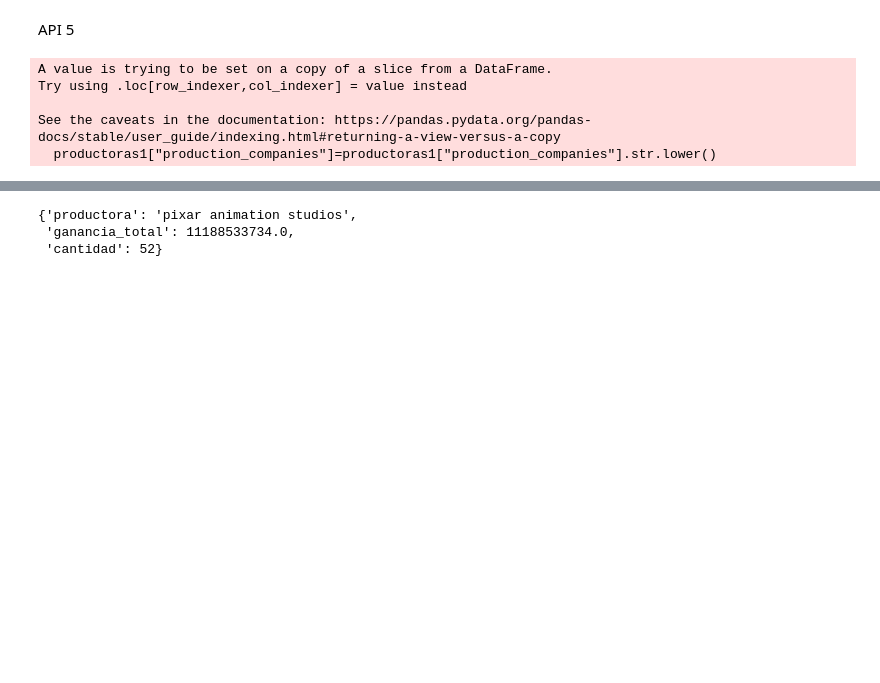
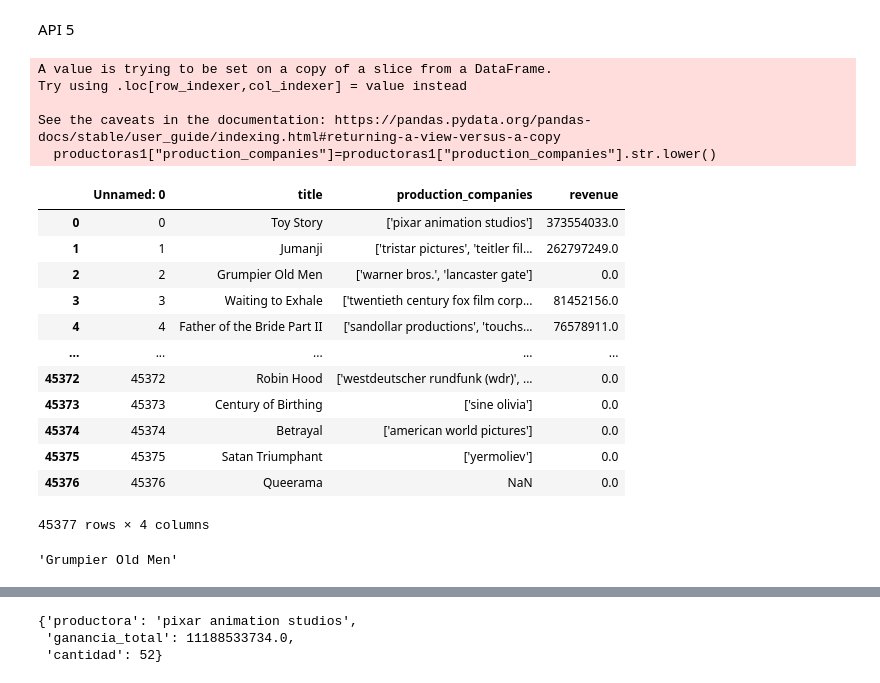
Before and after one commit to Abyzou1995/Prueba_Api, a Jupyter notebook: API.ipynb, the cells around one changed output, grey strips where cells are left out. Drawn from its saved outputs; the diff is of its cells as text; code cells hidden in the pictures; blank space fills up the shorter version.

```diff
--- a/API.ipynb
+++ b/API.ipynb
@@ -211,6 +258,27 @@ See the caveats in the documentation: https://pandas.pydata.org/pandas-docs/stab
   productoras1["production_companies"]=productoras1["production_companies"].str.lower()
 # %%
 productoras1.to_csv("API5.csv")
+# %%
+productoras1=pd.read_csv("API5.csv")
+productoras1
+# %% [output]
+|  | Unnamed: 0 | title | production_companies | revenue |
+| 0 | 0 | Toy Story | ['pixar animation studios'] | 373554033.0 |
+| 1 | 1 | Jumanji | ['tristar pictures', 'teitler fil... | 262797249.0 |
+| 2 | 2 | Grumpier Old Men | ['warner bros.', 'lancaster gate'] | 0.0 |
+| 3 | 3 | Waiting to Exhale | ['twentieth century fox film corp... | 81452156.0 |
+| 4 | 4 | Father of the Bride Part II | ['sandollar productions', 'touchs... | 76578911.0 |
+| ... | ... | ... | ... | ... |
+| 45372 | 45372 | Robin Hood | ['westdeutscher rundfunk (wdr)', ... | 0.0 |
+| 45373 | 45373 | Century of Birthing | ['sine olivia'] | 0.0 |
+| 45374 | 45374 | Betrayal | ['american world pictures'] | 0.0 |
+| 45375 | 45375 | Satan Triumphant | ['yermoliev'] | 0.0 |
+| 45376 | 45376 | Queerama | NaN | 0.0 |
+45377 rows × 4 columns
+# %%
+productoras1.title.iloc[2]
+# %% [output]
+'Grumpier Old Men'
 # %%
 def productoras(productora):
     '''Ingresas la productora, retornando la ganancia toal y la cantidad de peliculas que produjeron'''
```
Also changed, not shown: parts of 25 cells of this notebook, 5 other files.
